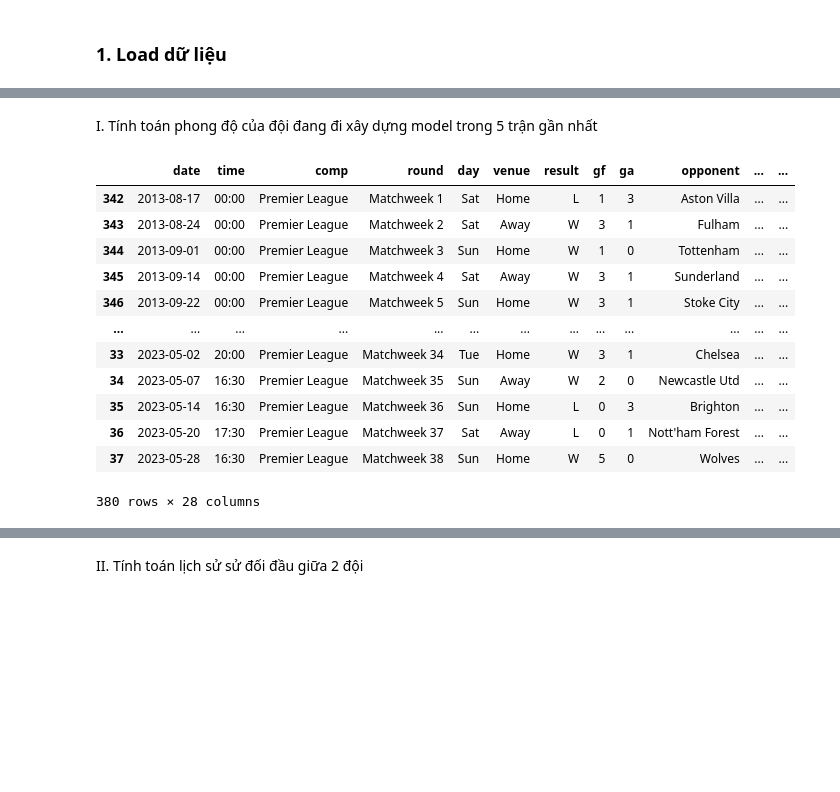
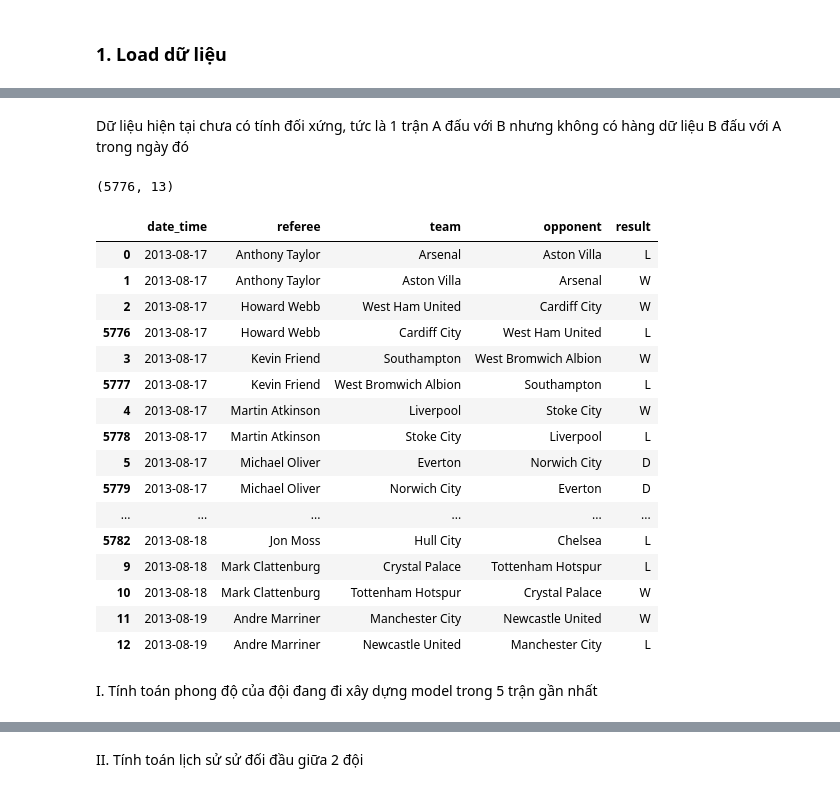
Before and after one commit to taiphanvan2k3/FootballPredict, a Jupyter notebook: src/feature_engineering/feature_transformation.ipynb, the cells around one changed output, grey strips where cells are left out. Drawn from its saved outputs; the diff is of its cells as text; code cells hidden in the pictures; blank space fills up the shorter version.

```diff
--- a/src/feature_engineering/feature_transformation.ipynb
+++ b/src/feature_engineering/feature_transformation.ipynb
@@ -26,5 +23,4 @@ arsenal_df.head()
 # %%
 # Tạo cột date_time để sắp xếp các trận tăng dần theo thời gian
-arsenal_df["time"].fillna("00:00", inplace=True)
-arsenal_df["date_time"] = pd.to_datetime(arsenal_df["date"] + " " + arsenal_df["time"])
-arsenal_df = arsenal_df.sort_values(by="date_time")
+matches_df["date_time"] = pd.to_datetime(matches_df["date"] + " " + matches_df["time"])
+matches_df = matches_df.sort_values(by=["date_time", "referee"])
@@ -40,0 +47,58 @@ arsenal_df.head()
+# %% [markdown]
+Dữ liệu hiện tại chưa có tính đối xứng, tức là 1 trận A đấu với B nhưng không có hàng dữ liệu B đấu với A trong ngày đó
+# %%
+def make_symmetric_data():
+    # Nếu đang xét hàng của đội A đấu với đội B mà trong tập data không có
+    # thông tin đội B đấu với đội A thì thêm một hàng B đấu với A vào tập data
+
+    temp_df = matches_df.copy()
+    print(temp_df.shape)
+    new_rows = []
+
+    for _, row in temp_df.iterrows():
+        team1 = row["team"]
+        team2 = row["opponent"]
+        date_time = row["date_time"]
+        referee = row["referee"]
+
+        if len(temp_df[(temp_df["team"] == team2) & (temp_df["opponent"] == team1) & (temp_df["date_time"] == date_time)]) == 0:
+            new_row = row.copy()
+            new_row["team"] = team2
+            new_row["opponent"] = team1
+            new_row["referee"] = referee
+
+            if row["result"] == "W":
+                new_row["result"] = "L"
+            elif row["result"] == "L":
+                new_row["result"] = "W"
+
+            # Thêm hàng mới vào cuối tập data
+            new_rows.append(new_row)  # Thêm hàng mới vào danh sách
+
+    temp_df = pd.concat([temp_df, pd.DataFrame(new_rows)], ignore_index=True)
+    temp_df = temp_df.sort_values(by=["date_time", "referee"])
+    return temp_df
+# %%
+matches_df = make_symmetric_data()
+# %% [output]
+(5776, 13)
+# %%
+matches_df[matches_df["season"] == "2013-2014"][["date_time", "referee", "team", "opponent", "result"]].head(20)
+# %% [output]
+|  | date_time | referee | team | opponent | result |
+| 0 | 2013-08-17 | Anthony Taylor | Arsenal | Aston Villa | L |
+| 1 | 2013-08-17 | Anthony Taylor | Aston Villa | Arsenal | W |
+| 2 | 2013-08-17 | Howard Webb | West Ham United | Cardiff City | W |
+| 5776 | 2013-08-17 | Howard Webb | Cardiff City | West Ham United | L |
+| 3 | 2013-08-17 | Kevin Friend | Southampton | West Bromwich Albion | W |
+| 5777 | 2013-08-17 | Kevin Friend | West Bromwich Albion | Southampton | L |
+| 4 | 2013-08-17 | Martin Atkinson | Liverpool | Stoke City | W |
+| 5778 | 2013-08-17 | Martin Atkinson | Stoke City | Liverpool | L |
+| 5 | 2013-08-17 | Michael Oliver | Everton | Norwich City | D |
+| 5779 | 2013-08-17 | Michael Oliver | Norwich City | Everton | D |
+| ... | ... | ... | ... | ... | ... |
+| 5782 | 2013-08-18 | Jon Moss | Hull City | Chelsea | L |
+| 9 | 2013-08-18 | Mark Clattenburg | Crystal Palace | Tottenham Hotspur | L |
+| 10 | 2013-08-18 | Mark Clattenburg | Tottenham Hotspur | Crystal Palace | W |
+| 11 | 2013-08-19 | Andre Marriner | Manchester City | Newcastle United | W |
+| 12 | 2013-08-19 | Andre Marriner | Newcastle United | Manchester City | L |
@@ -71,16 +139,0 @@ for index, row in arsenal_df.iterrows():
-# %%
-arsenal_df
-# %% [output]
-|  | date | time | comp | round | day | venue | result | gf | ga | opponent | ... | ... |
-| 342 | 2013-08-17 | 00:00 | Premier League | Matchweek 1 | Sat | Home | L | 1 | 3 | Aston Villa | ... | ... |
-| 343 | 2013-08-24 | 00:00 | Premier League | Matchweek 2 | Sat | Away | W | 3 | 1 | Fulham | ... | ... |
-| 344 | 2013-09-01 | 00:00 | Premier League | Matchweek 3 | Sun | Home | W | 1 | 0 | Tottenham | ... | ... |
-| 345 | 2013-09-14 | 00:00 | Premier League | Matchweek 4 | Sat | Away | W | 3 | 1 | Sunderland | ... | ... |
-| 346 | 2013-09-22 | 00:00 | Premier League | Matchweek 5 | Sun | Home | W | 3 | 1 | Stoke City | ... | ... |
-| ... | ... | ... | ... | ... | ... | ... | ... | ... | ... | ... | ... | ... |
-| 33 | 2023-05-02 | 20:00 | Premier League | Matchweek 34 | Tue | Home | W | 3 | 1 | Chelsea | ... | ... |
-| 34 | 2023-05-07 | 16:30 | Premier League | Matchweek 35 | Sun | Away | W | 2 | 0 | Newcastle Utd | ... | ... |
-| 35 | 2023-05-14 | 16:30 | Premier League | Matchweek 36 | Sun | Home | L | 0 | 3 | Brighton | ... | ... |
-| 36 | 2023-05-20 | 17:30 | Premier League | Matchweek 37 | Sat | Away | L | 0 | 1 | Nott'ham Forest | ... | ... |
-| 37 | 2023-05-28 | 16:30 | Premier League | Matchweek 38 | Sun | Home | W | 5 | 0 | Wolves | ... | ... |
-380 rows × 28 columns
```
Also changed, not shown: parts of 34 cells of this notebook, 9 other files.
